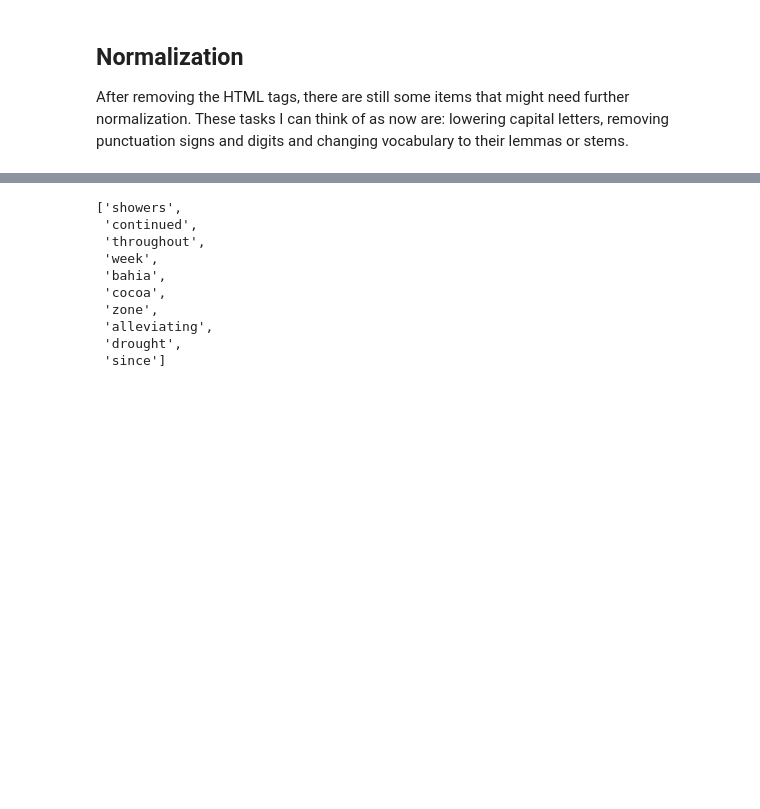
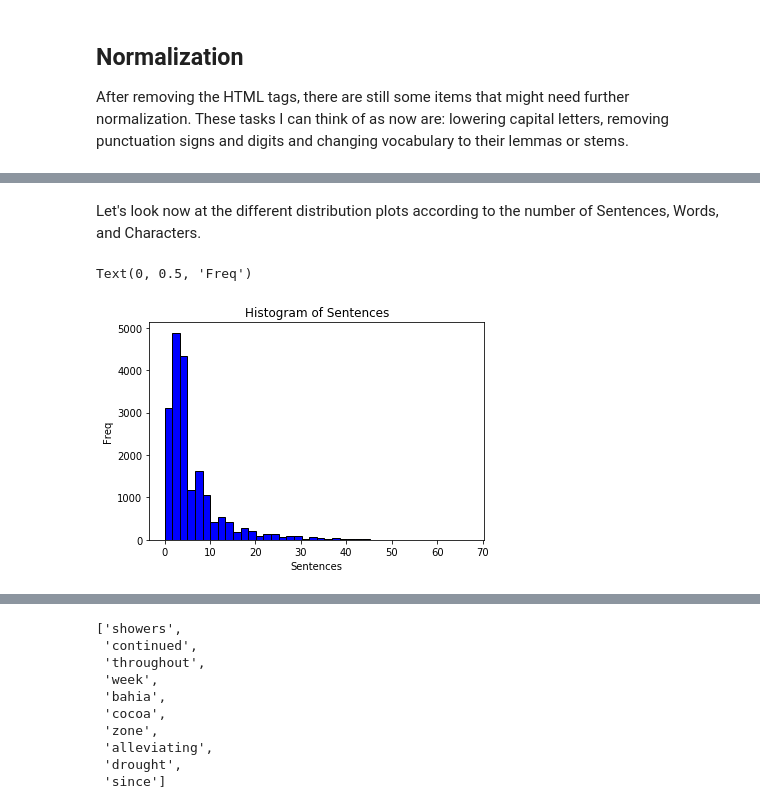
Before and after one commit to sedv8808/Simple_Word_Counting, a Jupyter notebook: Simple_Word_Counting.ipynb, the cells around one changed output, grey strips where cells are left out. Drawn from its saved outputs; the diff is of its cells as text; code cells hidden in the pictures; blank space fills up the shorter version.

Commit message:
distributions

```diff
--- a/Simple_Word_Counting.ipynb
+++ b/Simple_Word_Counting.ipynb
@@ -125,3 +111,6 @@ January and improving prospects for the coming temporao,
 although normal humidity levels have not been restored,
 Comissaria Smith said in its weekly review.
     The dry period means the temporao will b
+# %%
+df_corpora = pd.DataFrame({'Body': corpora})
+df_corpora.head(2)
@@ -130,3 +123,9 @@ Comissaria Smith said in its weekly review.
 
 After removing the HTML tags, there are still some items that might need further normalization.
 These tasks I can think of as now are: lowering capital letters, removing punctuation signs and digits and changing vocabulary to their lemmas or stems.
+# %%
+# Removing punctuation
+df_corpora = df_corpora.replace("\[[0-9]*\]","", regex = True)\
+                       .replace('"', '', regex = True)\
+                       .replace("\n", ' ', regex = True)\
+                       .replace(' Reuter', '', regex = True)
@@ -132,0 +145,4 @@ These tasks I can think of as now are: lowering capital letters, removing punctu
+# %%
+df_corpora['Sentences'] = df_corpora['Body'].str.count('\. ')
+df_corpora['Total_Words'] = [len(x.split()) for x in df_corpora['Body'].tolist()]
+df_corpora['Total_Char'] = [len(x) for x in df_corpora['Body'].tolist()]
@@ -132,0 +185,13 @@ These tasks I can think of as now are: lowering capital letters, removing punctu
+# %% [markdown]
+Let's look now at the different distribution plots according to the number of Sentences, Words, and Characters.
+# %%
+import matplotlib.pyplot as plt
+
+plt.hist(df_corpora['Sentences'], color = 'blue', edgecolor = 'black',
+         bins = int(40))
+plt.title('Histogram of Sentences')
+plt.xlabel('Sentences')
+plt.ylabel('Freq')
+# %% [output]
+Text(0, 0.5, 'Freq')
+[figure, added]
```
Also changed, not shown: parts of 17 cells of this notebook.
